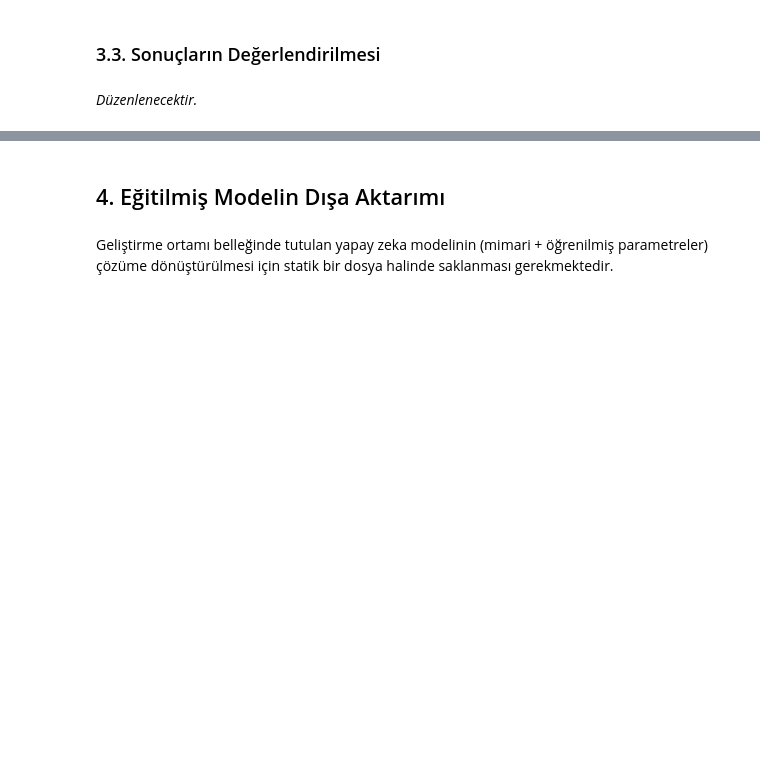
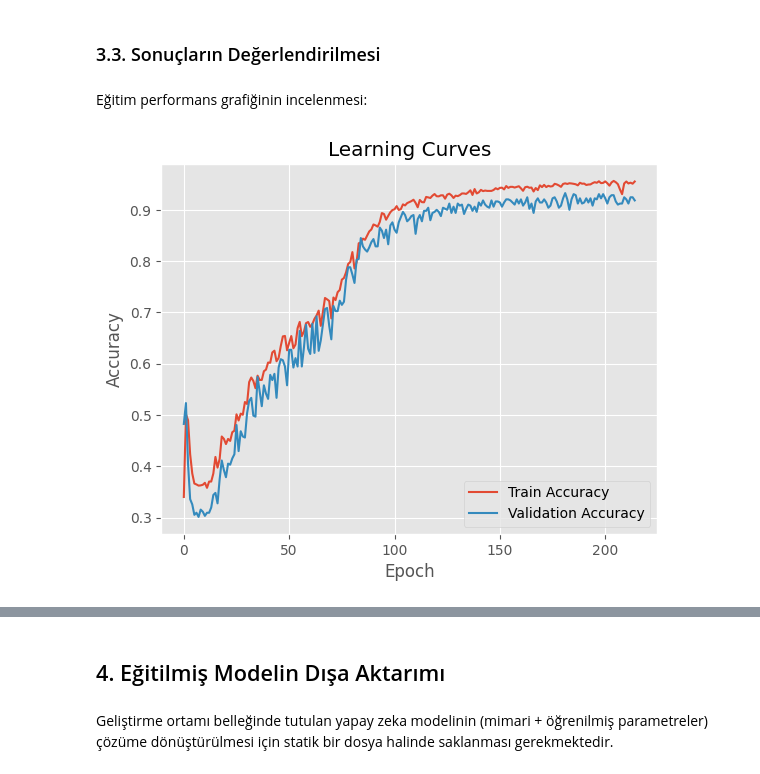
Before and after one commit to Empa-Teknoloji/AI_Workshop, a Jupyter notebook: Activity2_Bare-Metal_Edge-AI_Solution/Uygulama_train_hand_character_recognition.ipynb, the cells around one changed output, grey strips where cells are left out. Cells and saved outputs as stored; diff of their text form; code cells hidden in the pictures; blank space fills up the shorter version.

```diff
--- a/Activity2_Bare-Metal_Edge-AI_Solution/Uygulama_train_hand_character_recognition.ipynb
+++ b/Activity2_Bare-Metal_Edge-AI_Solution/Uygulama_train_hand_character_recognition.ipynb
@@ -378,4 +388,15 @@ Epoch 199/500
 # %% [markdown]
 ### 3.3. Sonuçların Değerlendirilmesi
-# %% [markdown]
-_Düzenlenecektir._
+# %% [markdown]
+Eğitim performans grafiğinin incelenmesi:
+# %%
+plt.style.use("ggplot")
+plt.plot(history_cnn.history["categorical_accuracy"], label="Train Accuracy")
+plt.plot(history_cnn.history["val_categorical_accuracy"], label="Validation Accuracy")
+plt.title("Learning Curves")
+plt.xlabel("Epoch")
+plt.ylabel("Accuracy")
+plt.legend(loc="lower right")
+plt.show()
+# %% [output]
+[figure, added]
```
Also changed, not shown: parts of 18 cells of this notebook, 11 other files.
